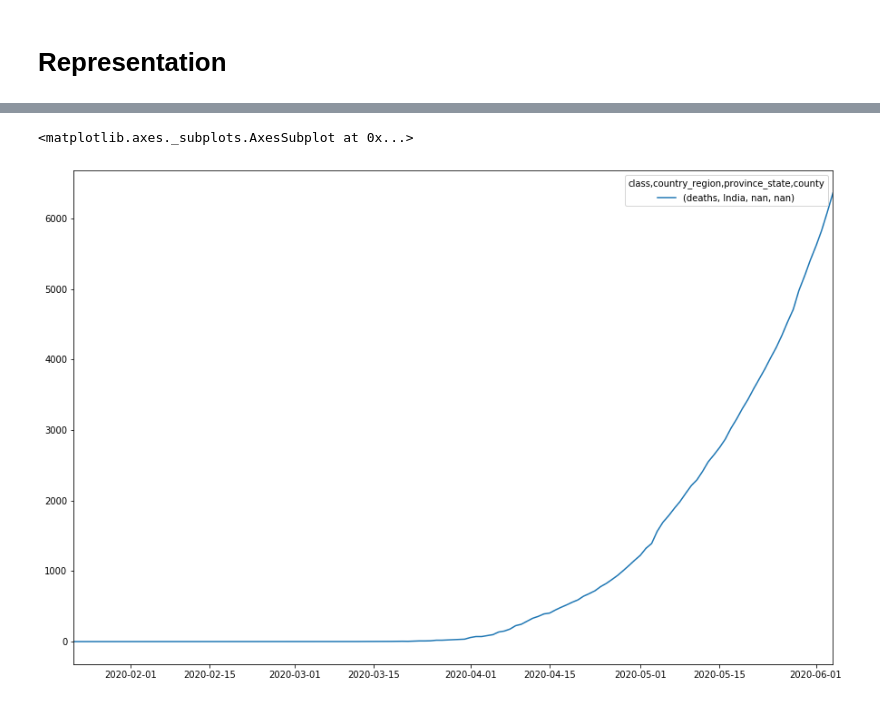
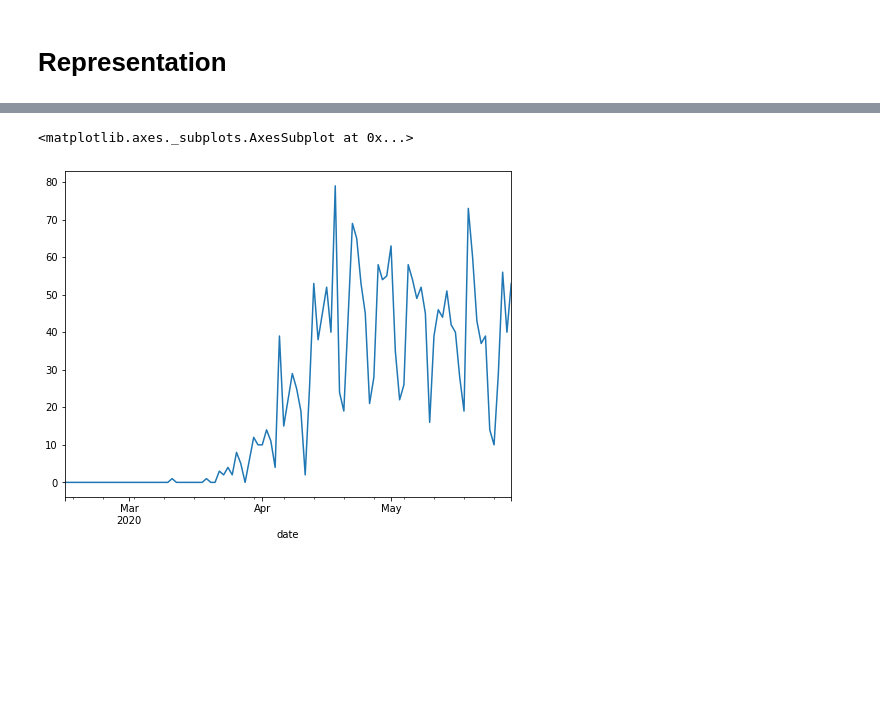
Before and after one commit to abtinkd/covid19, a Jupyter notebook: data-exploration.ipynb, the cells around one changed output, grey strips where cells are left out. Drawn from its saved outputs; the diff is of its cells as text; code cells hidden in the pictures; blank space fills up the shorter version.

```diff
--- a/data-exploration.ipynb
+++ b/data-exploration.ipynb
@@ -120,3 +118,11 @@ def get_google_mobility_data(url):
+# %%
+def load_main_dataframe(date=None):
+    if date is None:
+        date = datetime.datetime.today().date()
+    return (pd.read_csv(f'datasets/{date}_df.csv',
+                       index_col=['country_region', 'province_state', 'county', 'date'],
+                       parse_dates=True)
+           .sort_index())
 # %% [markdown]
 # Loading data <a class='anchor' id='loading-data'></a>
 # %% [markdown]
@@ -313,5 +217,0 @@ df.loc[idx['deaths', :, 'Oregon', 'Washington'], cols_date].T.plot()
-# %%
-df.loc[idx['deaths', 'India', :, :], cols_date].T.plot(figsize=(15,10))
-# %% [output]
-<matplotlib.axes._subplots.AxesSubplot at 0x...>
-[figure, removed]
@@ -317,0 +220,7 @@ df.loc[idx['deaths', 'India', :, :], cols_date].T.plot(figsize=(15,10))
+# %%
+df = load_main_dataframe()
+# %%
+df.loc[idx['United States', 'California', 'Los Angeles'], 'new_deaths'].plot(figsize=(8, 6))
+# %% [output]
+<matplotlib.axes._subplots.AxesSubplot at 0x...>
+[figure, added]
```
Also changed, not shown: parts of 39 cells of this notebook.
